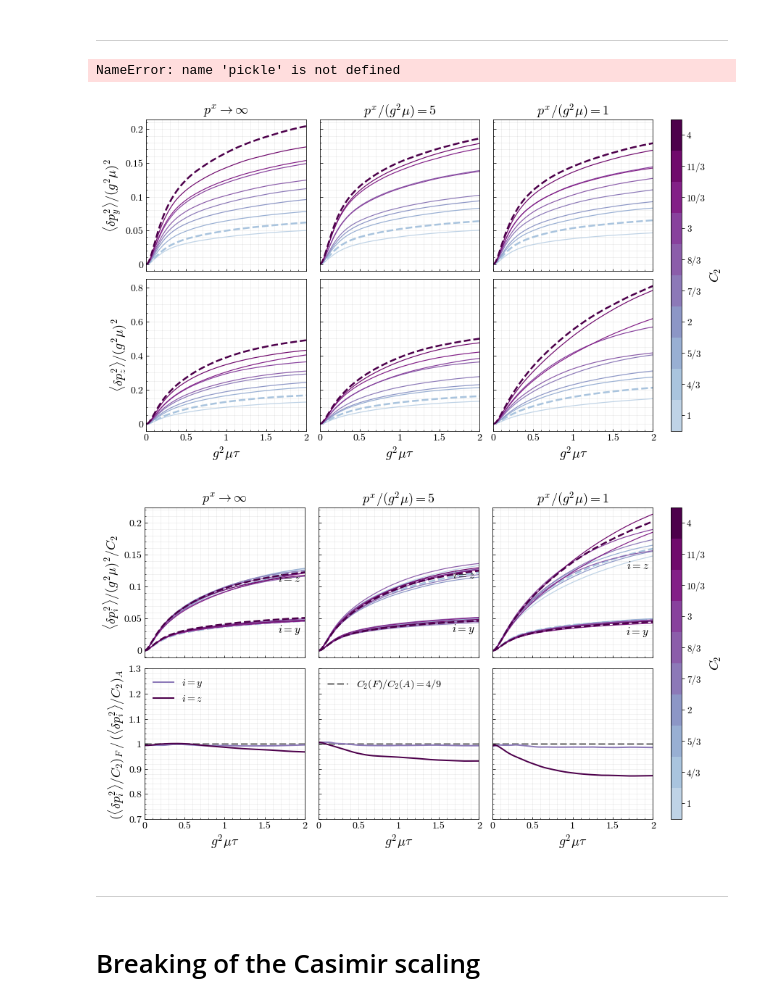
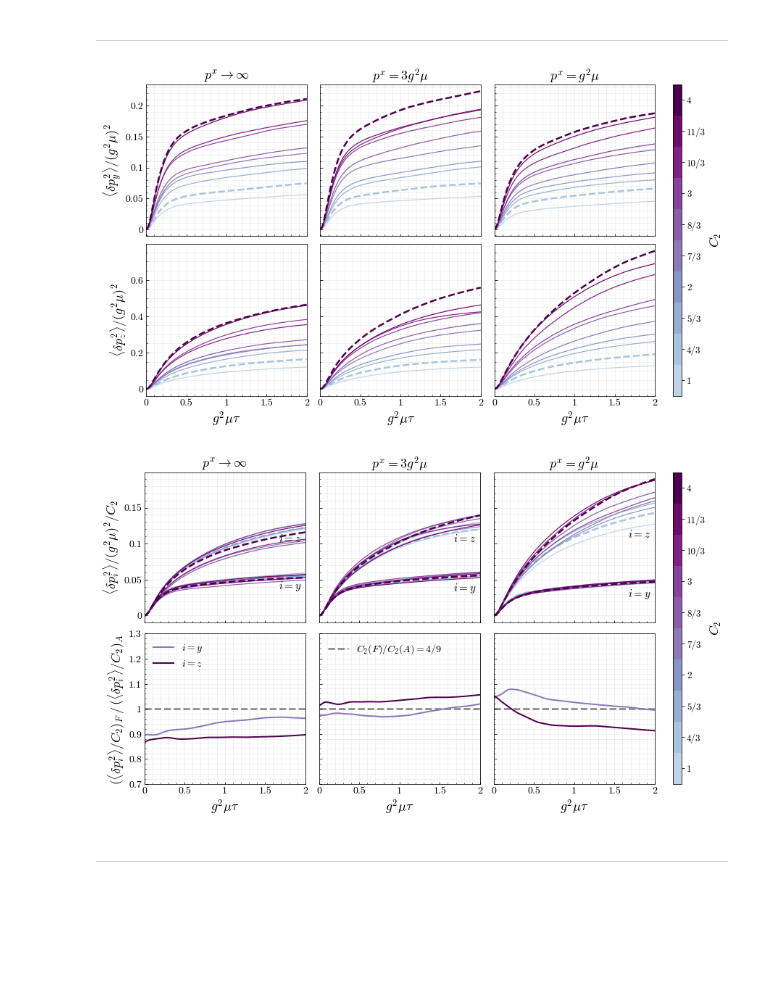
Before and after one commit to avramescudana/curraun, a Jupyter notebook: notebooks/wong/Dependence of momentum broadening on the quadratic Casimir and breaking of Casimir scaling.ipynb, the cells around one changed output. Cells and saved outputs as stored; diff of their text form; code cells hidden in the pictures; blank space fills up the shorter version.

Commit message:
Lots of plots with energy density, field correlators, momentum broadening.

```diff
--- a/notebooks/wong/Dependence of momentum broadening on the quadratic Casimir and breaking of Casimir scaling.ipynb
+++ b/notebooks/wong/Dependence of momentum broadening on the quadratic Casimir and breaking of Casimir scaling.ipynb
@@ -34,7 +8,9 @@ hbarc = 0.197326
 
 # Simulation box
 L = 10.0
-N = 512
+N = 1024
+# N = 512
+# N = 256
 tau_sim = 1.0
 DTS = 8
 
@@ -56,14 +32,10 @@ mu = g2mu / g**2
 
 ns = 1
 
-nevents = 1
-# quark = 'jet' # 'jet' or 'static'
-quark = 'static'
-
-# coulomb_gauge_mode = 'every_step' # 'none' or 'every_step' or 'initial'
-coulomb_gauge_mode = 'initial'
-# coulomb_gauge_mode = 'none'
-alpha = 5
+nevents = 10
+# nevents = 1
+mode = 'jet'       # 'hq' or 'jet'
+inf_solver = 'wong'  # 'wong' or 'qhat' — only used for quark == 'inf' in jet mode
 
 # Condition 1: 2*pi/L < m  (m ir regulator)
 cond1_lhs = 2 * np.pi / L * hbarc
@@ -88,7 +60,6 @@ g2mua = 0.1980 < 1 passed
 g2muL = 101.3551
 # %%
 # Wong solver
-quark = 'any'
 mass = 1
 tau_form = 0
 pT = 0
@@ -99,7 +70,7 @@ boundary = 'periodic'
 
 # Store relevant parameters in a dictionary
 p = {
-    'QUARK': quark,
+    'QUARK': 'any',
     'MASS': mass,
     'TFORM': tau_form,
     'TSIM': tau_sim,
@@ -332,16 +305,2 @@ q2 = 1.3333333333333333
 # %% [markdown]
 - - -
-# %%
-filename = 'jet_mom_broad_q2_dep_g2mu_2.pickle'
-with open(filename, 'rb') as handle:
-    results = pickle.load(handle)
-
-q2s   = results["q2s"]
-quarks = results["quarks"]
-# g2mu = results["parameters"]["G2MU"]
-g2mu = 2
-
-with open('/n/work00/davrames/curraun/notebooks/results/jet_mom_broad_casimir_scaling_finer_lattice.pickle', 'rb') as f:
-    results_cs = pickle.load(f)
-# %% [output]
-NameError: name 'pickle' is not defined
@@ -361,6 +364,7 @@ plt.rcParams['mathtext.fontset'] = 'cm'
 plt.rcParams['axes.formatter.use_mathtext'] = True
 
 # Discrete colormap — skip first 3 bright colors of BuPu
+q2s = results["q2s"]
 n = len(q2s)
 skip = 3
 cmap_full = cm.get_cmap('BuPu', n + skip)
@@ -369,11 +373,16 @@ cmap  = ListedColormap(colors)
 norm  = BoundaryNorm(np.arange(0.5, n + 1.5), cmap.N)
 
 labels_q2 = [str(Fraction(q2).limit_denominator(3)) for q2 in q2s]
-titles     = [r'$p^x\rightarrow\infty$', r'$p^x/(g^2\mu)=5$', r'$p^x/(g^2\mu)=1$']
+
+ylabel_s   = r'$\langle\delta p^2_i\rangle/(g^2\mu)^2/C_2$'
+ylabel_cs  = r'$(\langle\delta p^2_i\rangle/C_2)_F\,/\,(\langle\delta p^2_i\rangle/C_2)_A$'
 ylabels    = [r'$\langle\delta p^2_y\rangle/(g^2\mu)^2$',
               r'$\langle\delta p^2_z\rangle/(g^2\mu)^2$']
-ylabel_s   = r'$\langle\delta p^2_i\rangle/(g^2\mu)^2/C_2$'
-ylabel_cs  = r'$(\langle\delta p^2_i\rangle/C_2)_F\,/\,(\langle\delta p^2_i\rangle/C_2)_A$'
+
+if mode == 'hq':
+    titles = [r'$m\rightarrow\infty$', r'$m=2g^2\mu$', r'$m=g^2\mu$']
+elif mode == 'jet':
+    titles = [r'$p^x\rightarrow\infty$', r'$p^x=3g^2\mu$', r'$p^x=g^2\mu$']
 
 quarks_cs = results_cs["quarks"]
 C2_ratio  = 4 / 9
@@ -466,39 +475,37 @@ def make_fig(scaled=False):
             _fmt_ax(axes[0, iq], show_xlabel=False, show_ylabel=(iq==0),
                     ylabel_str=ylabels[0], title=titles[iq])
             _fmt_ax(axes[1, iq], show_xlabel=True,  show_ylabel=(iq==0),
                     ylabel_str=ylabels[1])
 
     # --- Legends (scaled bottom row only) ---
     if scaled:
         axes[1, 0].legend(handles=[
             Line2D([0], [0], color=color_y, linewidth=2, label=r'$i=y$'),
             Line2D([0], [0], color=color_z, linewidth=2, label=r'$i=z$'),
         ], fontsize=14, frameon=False, loc='upper left')
 
         axes[1, 1].legend(handles=[
             Line2D([0], [0], color='gray', linewidth=2.5, linestyle='--',
                    label=r'$C_2(F)/C_2(A)=4/9$'),
         ], fontsize=14, frameon=False, loc='upper left')
 
     sm = plt.cm.ScalarMappable(cmap=cmap, norm=norm)
     sm.set_array([])
-    cbar = fig.colorbar(sm, ax=axes, pad=0.02, aspect=50)
+    cbar = fig.colorbar(sm, ax=axes, pad=0.02, aspect=60)
     cbar.set_label(r'$C_2$', fontsize=18)
     cbar.set_ticks(np.arange(1, n + 1))
     cbar.set_ticklabels(labels_q2)
     cbar.ax.tick_params(labelsize=13)
 
     return fig
 
 fig        = make_fig(scaled=False)
 fig_scaled = make_fig(scaled=True)
 plt.show()
 # %% [output]
-[figure, old version]
+[figure, new version]
-[figure, old version]
+[figure, new version]
 # %% [markdown]
 ---
-# %% [markdown]
-# Breaking of the Casimir scaling
 # %%
 q2s = [4/3, 3.0]
```
Also changed, not shown: parts of 7 cells of this notebook, 2 other files.
